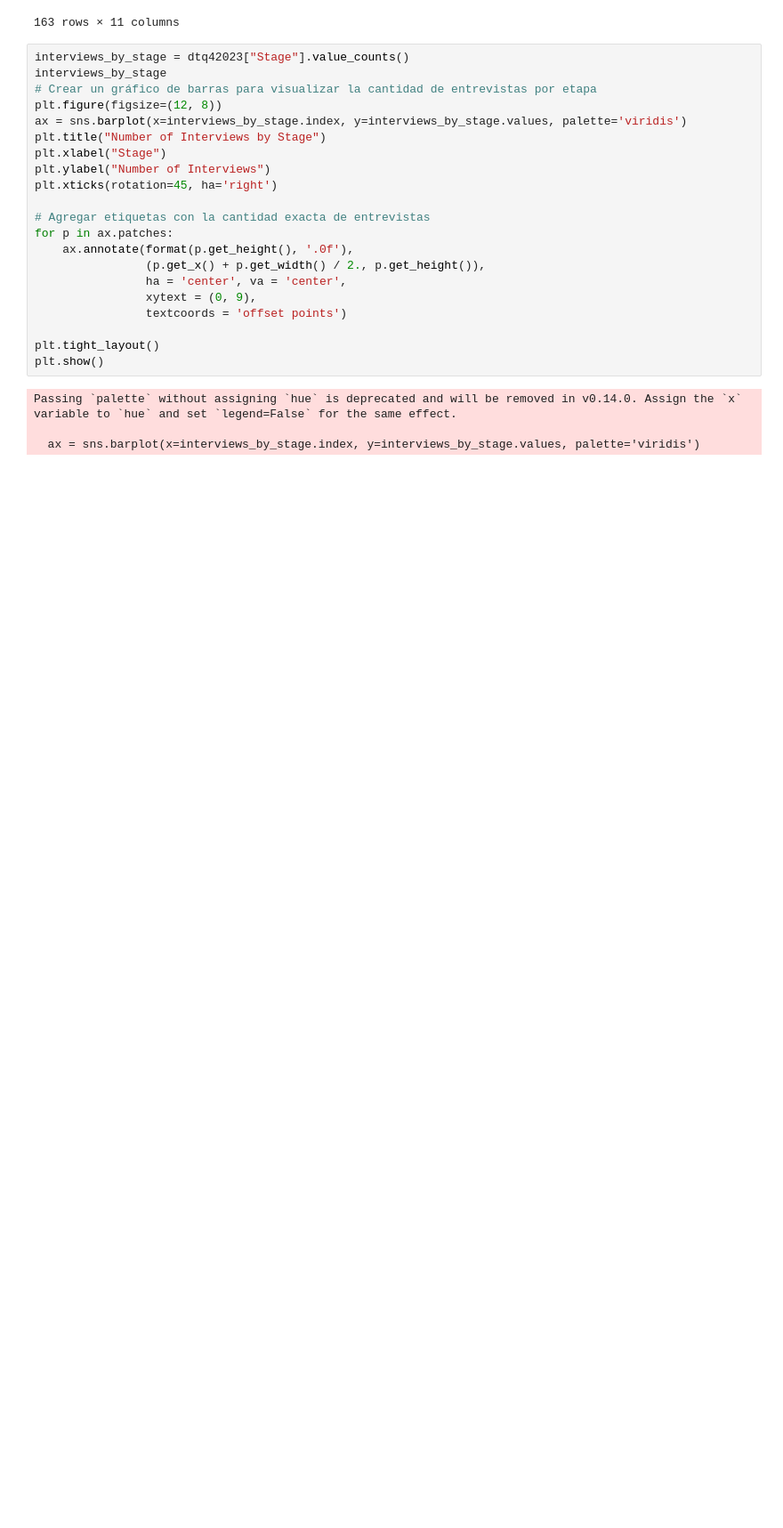
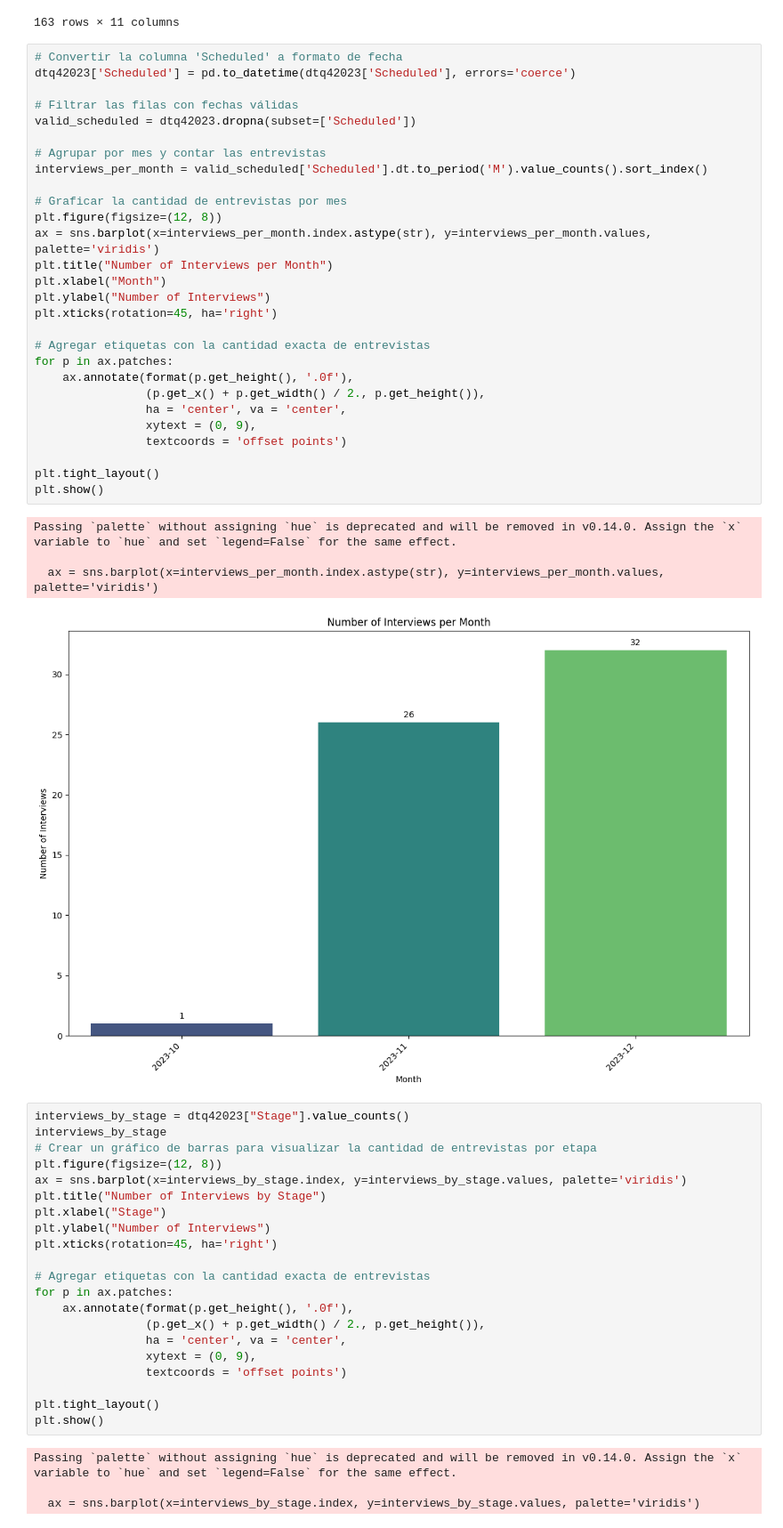
Before and after one commit to Milinesa93/GFM, a Jupyter notebook: scorecards-Q42023.ipynb, the cells around one changed output. Shown at 89% size. Drawn from its saved outputs; the diff is of its cells as text; blank space fills up the shorter version.

```diff
--- a/scorecards-Q42023.ipynb
+++ b/scorecards-Q42023.ipynb
@@ -21,6 +21,39 @@ dtq42023
 | 161 | Petr Ziuzikov | Senior Business Intelligence Anal... | Evergreen - LatAm BI Analyst | Business Operations | Rejected | Recruiter Screen | Recruiter Screen (Phone Interview) | NaN | ... |
 | 162 | Petr Ziuzikov | Senior Data Engineer LATAM | Evergreen - Senior Data Engineer ... | Data | Rejected | Recruiter Screen | Recruiter Screen (Phone Interview) | NaN | ... |
 163 rows × 11 columns
+# %%
+# Convertir la columna 'Scheduled' a formato de fecha
+dtq42023['Scheduled'] = pd.to_datetime(dtq42023['Scheduled'], errors='coerce')
+
+# Filtrar las filas con fechas válidas
+valid_scheduled = dtq42023.dropna(subset=['Scheduled'])
+
+# Agrupar por mes y contar las entrevistas
+interviews_per_month = valid_scheduled['Scheduled'].dt.to_period('M').value_counts().sort_index()
+
+# Graficar la cantidad de entrevistas por mes
+plt.figure(figsize=(12, 8))
+ax = sns.barplot(x=interviews_per_month.index.astype(str), y=interviews_per_month.values, palette='viridis')
+plt.title("Number of Interviews per Month")
+plt.xlabel("Month")
+plt.ylabel("Number of Interviews")
+plt.xticks(rotation=45, ha='right')
+
+# Agregar etiquetas con la cantidad exacta de entrevistas
+for p in ax.patches:
+    ax.annotate(format(p.get_height(), '.0f'),
+                (p.get_x() + p.get_width() / 2., p.get_height()),
+                ha = 'center', va = 'center',
+                xytext = (0, 9),
+                textcoords = 'offset points')
+
+plt.tight_layout()
+plt.show()
+# %% [output]
+Passing `palette` without assigning `hue` is deprecated and will be removed in v0.14.0. Assign the `x` variable to `hue` and set `legend=False` for the same effect.
+
+  ax = sns.barplot(x=interviews_per_month.index.astype(str), y=interviews_per_month.values, palette='viridis')
+[figure, added]
 # %%
 interviews_by_stage = dtq42023["Stage"].value_counts()
 interviews_by_stage
```
Also changed, not shown: 4 other files.
